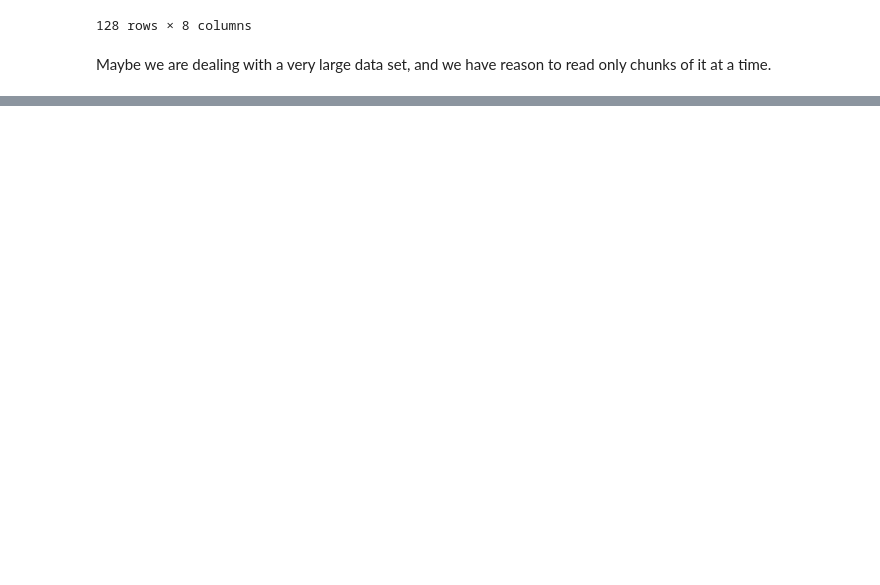
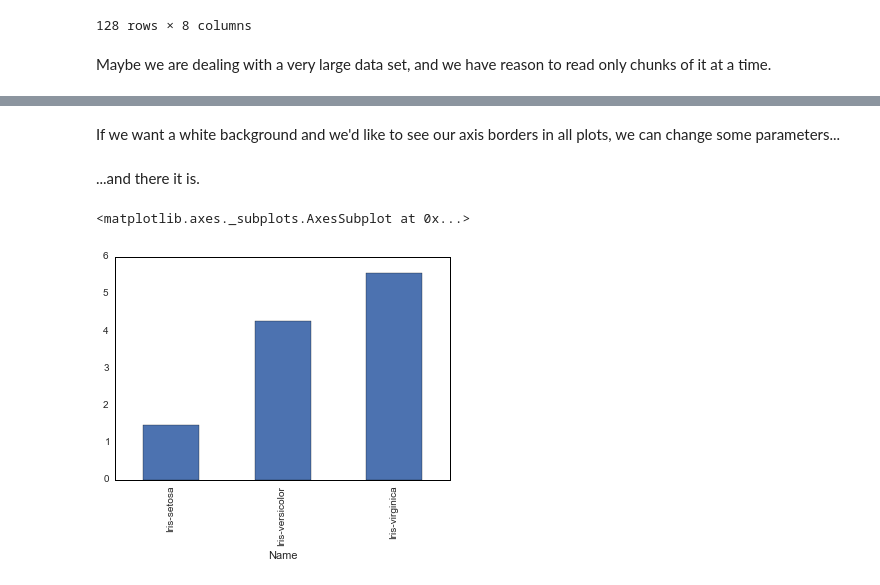
Before and after one commit to choct155/work_scratch, a Jupyter notebook: pandas_4_health.ipynb, the cells around one changed output, grey strips where cells are left out. Saved outputs shown, nothing was run; the diff lists cells and outputs as text; code cells hidden in the pictures; blank space fills up the shorter version.

```diff
--- a/pandas_4_health.ipynb
+++ b/pandas_4_health.ipynb
@@ -395,0 +441,2 @@ HTML('<iframe src=http://bl.ocks.org/mbostock/e1e1e7e2c360bec054ba width=1100 he
+# %%
+rcParams
@@ -395,0 +461,13 @@ HTML('<iframe src=http://bl.ocks.org/mbostock/e1e1e7e2c360bec054ba width=1100 he
+# %% [markdown]
+If we want a white background and we'd like to see our axis borders in all plots, we can change some parameters...
+# %%
+rcParams['axes.facecolor']='w'
+rcParams['axes.edgecolor']='k'
+rcParams['axes.linewidth']=1
+# %% [markdown]
+...and there it is.
+# %%
+iris_avg['PetalLength'].plot(kind='bar')
+# %% [output]
+<matplotlib.axes._subplots.AxesSubplot at 0x...>
+[figure, added]
```
Also changed, not shown: parts of 35 cells of this notebook, 3 other files.
